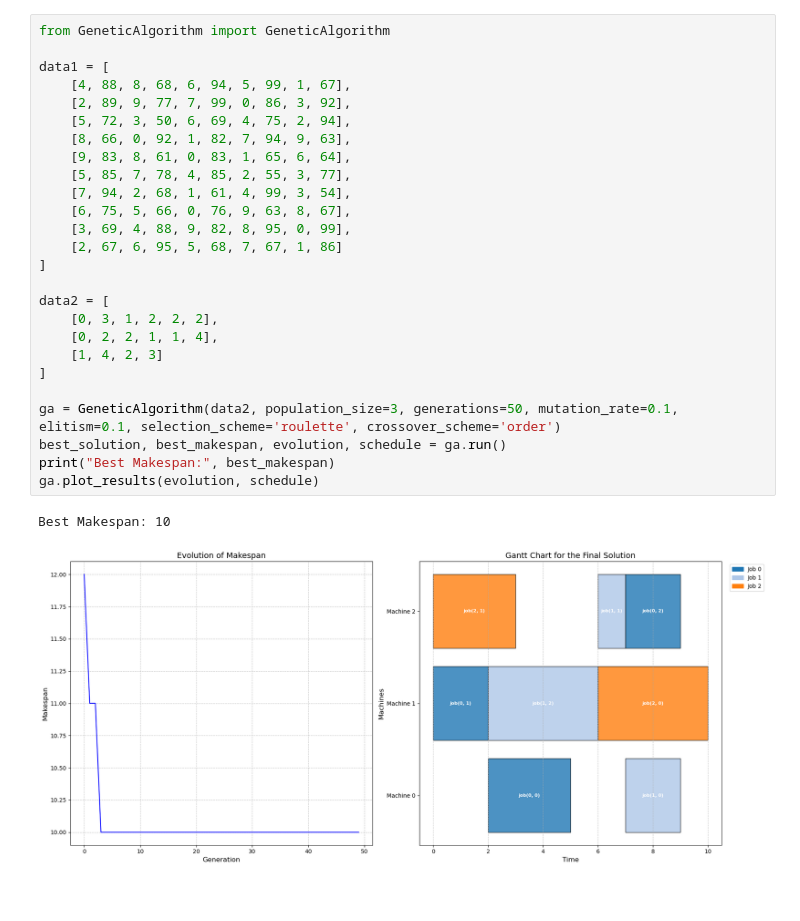
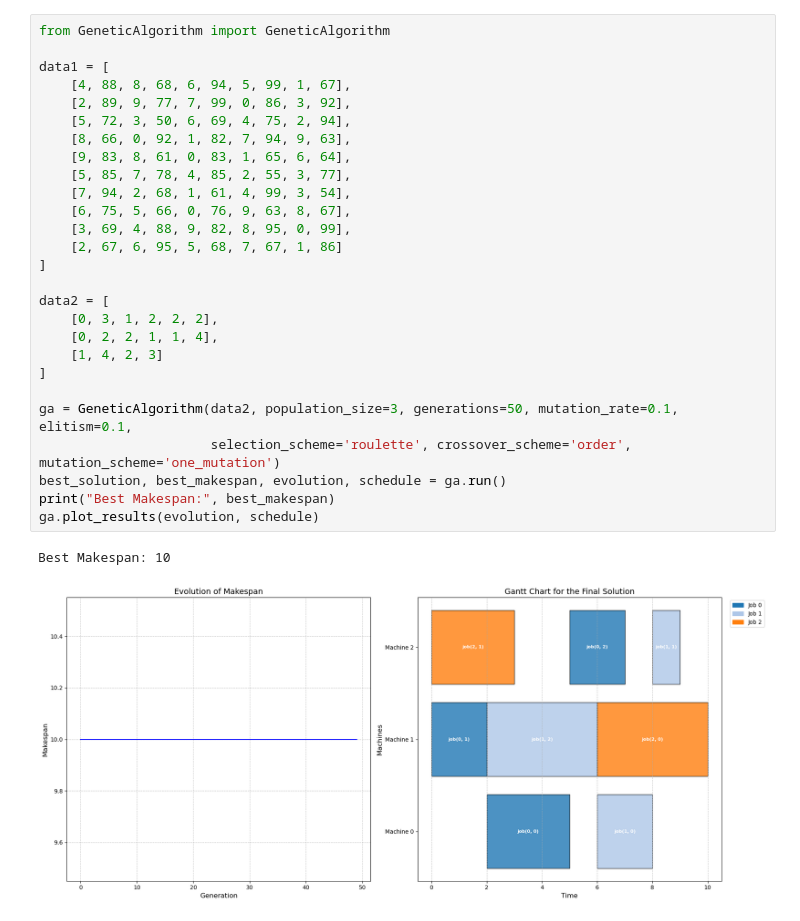
Before and after one commit to Danie1Arias/A2-DanielArias-BeatrizEnriquez, a Jupyter notebook: A2_DanielArias-BeatrizEnriquez.ipynb, the cells around one changed output. Drawn from its saved outputs; the diff is of its cells as text.

Commit message:
Mutation schemas

```diff
--- a/A2_DanielArias-BeatrizEnriquez.ipynb
+++ b/A2_DanielArias-BeatrizEnriquez.ipynb
@@ -1,29 +1,30 @@
 # %%
 from GeneticAlgorithm import GeneticAlgorithm
 
 data1 = [
     [4, 88, 8, 68, 6, 94, 5, 99, 1, 67],
     [2, 89, 9, 77, 7, 99, 0, 86, 3, 92],
     [5, 72, 3, 50, 6, 69, 4, 75, 2, 94],
     [8, 66, 0, 92, 1, 82, 7, 94, 9, 63],
     [9, 83, 8, 61, 0, 83, 1, 65, 6, 64],
     [5, 85, 7, 78, 4, 85, 2, 55, 3, 77],
     [7, 94, 2, 68, 1, 61, 4, 99, 3, 54],
     [6, 75, 5, 66, 0, 76, 9, 63, 8, 67],
     [3, 69, 4, 88, 9, 82, 8, 95, 0, 99],
     [2, 67, 6, 95, 5, 68, 7, 67, 1, 86]
 ]
 
 data2 = [
     [0, 3, 1, 2, 2, 2],
     [0, 2, 2, 1, 1, 4],
     [1, 4, 2, 3]
 ]
 
-ga = GeneticAlgorithm(data2, population_size=3, generations=50, mutation_rate=0.1, elitism=0.1, selection_scheme='roulette', crossover_scheme='order')
+ga = GeneticAlgorithm(data2, population_size=3, generations=50, mutation_rate=0.1, elitism=0.1,
+                      selection_scheme='roulette', crossover_scheme='order', mutation_scheme='one_mutation')
 best_solution, best_makespan, evolution, schedule = ga.run()
 print("Best Makespan:", best_makespan)
 ga.plot_results(evolution, schedule)
 # %% [output]
 Best Makespan: 10
-[figure, old version]
+[figure, new version]
```
Also changed, not shown: 1 other file.
